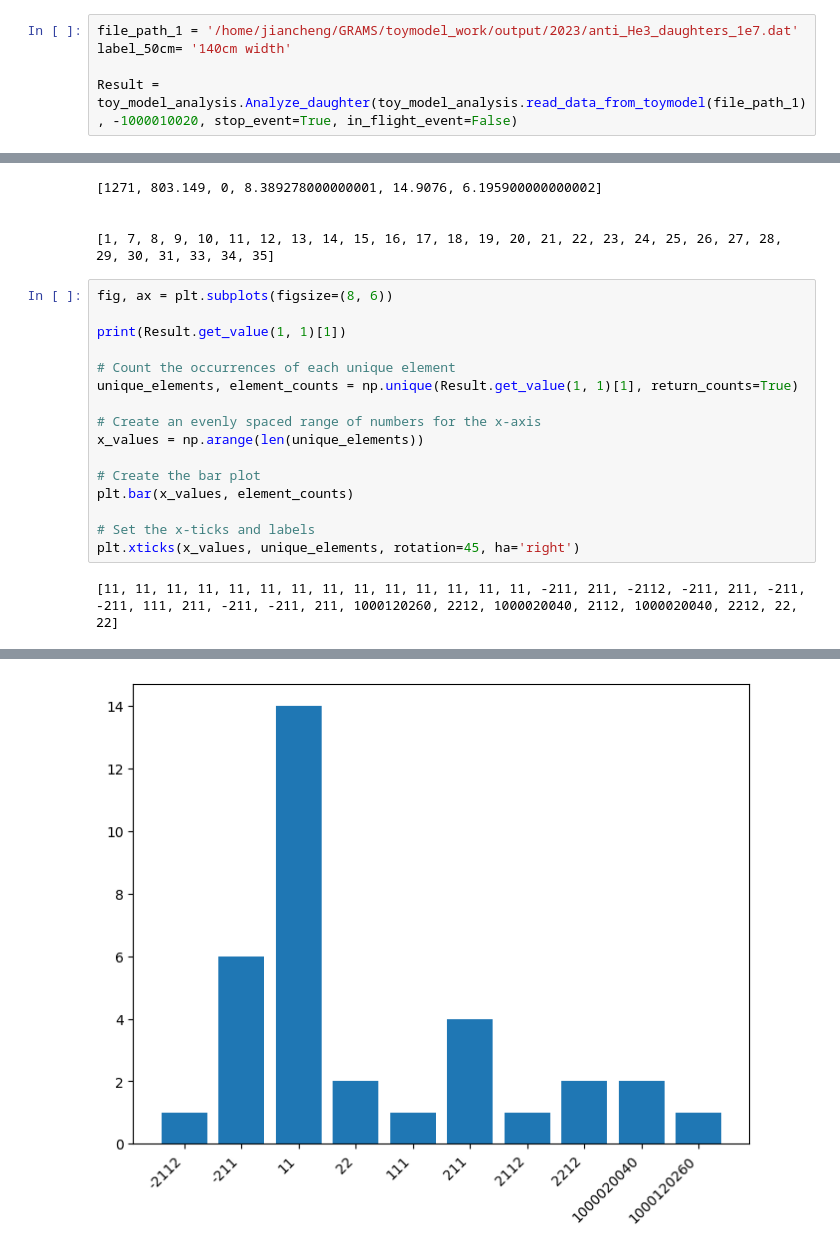
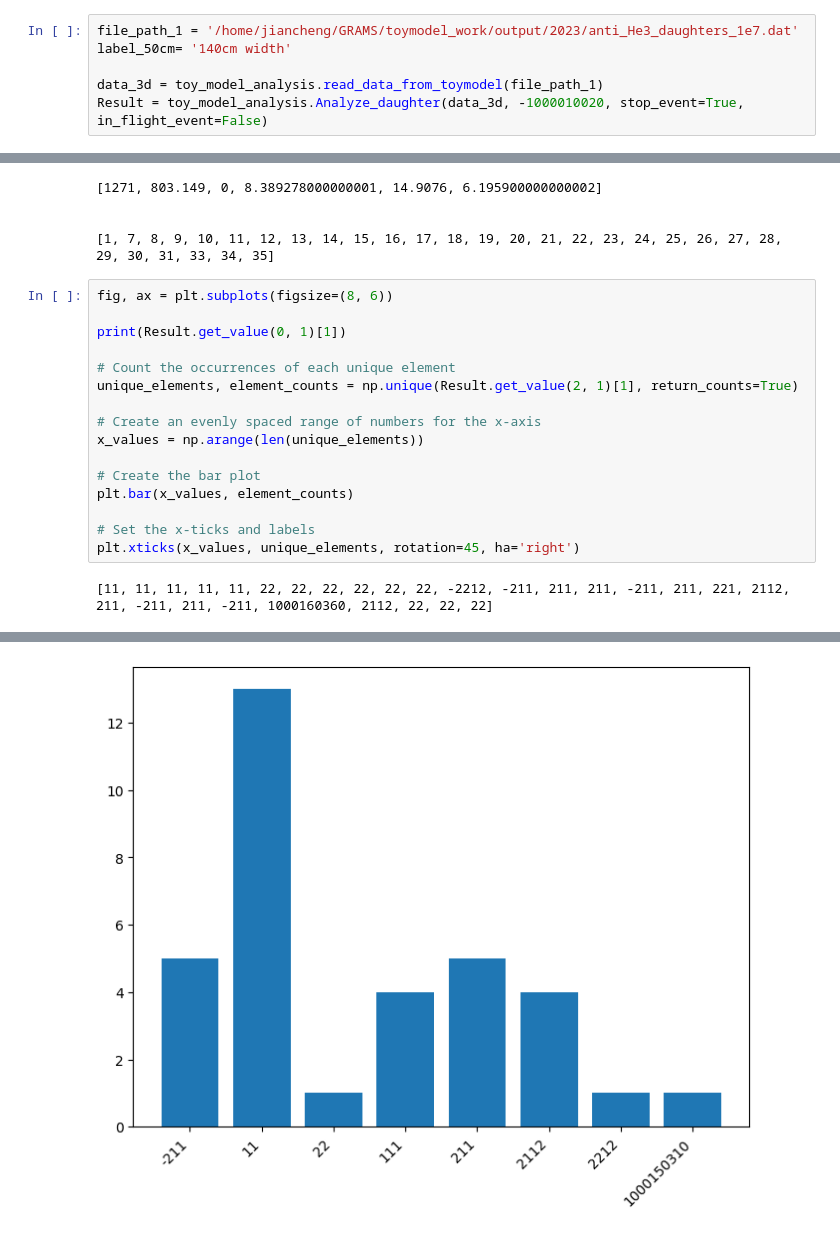
Before and after one commit to Eclipsedclaw/GRAMS, a Jupyter notebook: analysis/2023_Paper/Daughter_analysis.ipynb, the cells around one changed output, grey strips where cells are left out. Drawn from its saved outputs; the diff is of its cells as text.

```diff
--- a/analysis/2023_Paper/Daughter_analysis.ipynb
+++ b/analysis/2023_Paper/Daughter_analysis.ipynb
@@ -18,7 +18,8 @@ import toy_model_analysis
 file_path_1 = '/home/jiancheng/GRAMS/toymodel_work/output/2023/anti_He3_daughters_1e7.dat'
 label_50cm= '140cm width'
 
-Result = toy_model_analysis.Analyze_daughter(toy_model_analysis.read_data_from_toymodel(file_path_1), -1000010020, stop_event=True, in_flight_event=False)
+data_3d = toy_model_analysis.read_data_from_toymodel(file_path_1)
+Result = toy_model_analysis.Analyze_daughter(data_3d, -1000010020, stop_event=True, in_flight_event=False)
 # %% [output]
 Reading data...
 
@@ -40,10 +41,10 @@ print(Result.get_value(0, 1)[0])
 # %%
 fig, ax = plt.subplots(figsize=(8, 6))
 
-print(Result.get_value(1, 1)[1])
+print(Result.get_value(0, 1)[1])
 
 # Count the occurrences of each unique element
-unique_elements, element_counts = np.unique(Result.get_value(1, 1)[1], return_counts=True)
+unique_elements, element_counts = np.unique(Result.get_value(2, 1)[1], return_counts=True)
 
 # Create an evenly spaced range of numbers for the x-axis
 x_values = np.arange(len(unique_elements))
@@ -54,7 +55,7 @@ plt.bar(x_values, element_counts)
 # Set the x-ticks and labels
 plt.xticks(x_values, unique_elements, rotation=45, ha='right')
 # %% [output]
-[11, 11, 11, 11, 11, 11, 11, 11, 11, 11, 11, 11, 11, 11, -211, 211, -2112, -211, 211, -211, -211, 111, 211, -211, -211, 211, 1000120260, 2212, 1000020040, 2112, 1000020040, 2212, 22, 22]
+[11, 11, 11, 11, 11, 22, 22, 22, 22, 22, 22, -2212, -211, 211, 211, -211, 211, 221, 2112, 211, -211, 211, -211, 1000160360, 2112, 22, 22, 22]
 ([<matplotlib.axis.XTick at 0x...>,
   <matplotlib.axis.XTick at 0x...>,
   <matplotlib.axis.XTick at 0x...>,
@@ -78 +75 @@ plt.xticks(x_values, unique_elements, rotation=45, ha='right')
-[figure, old version]
+[figure, new version]
```
Also changed, not shown: parts of 3 cells of this notebook, 1 other file.
